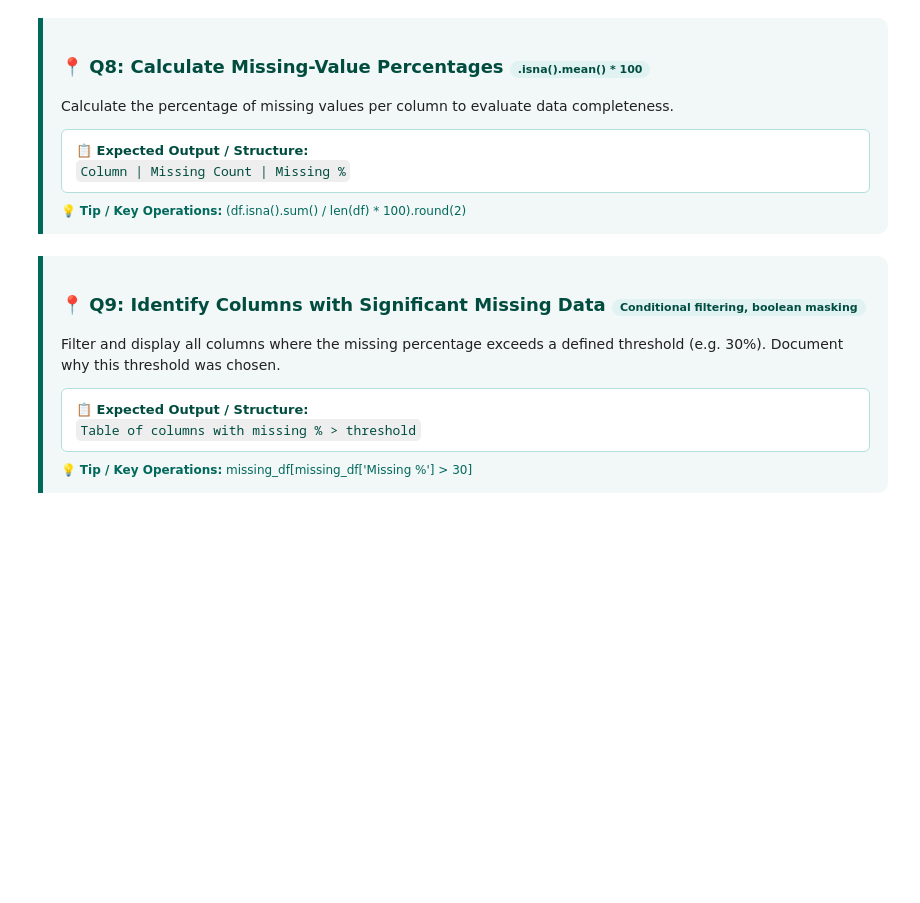
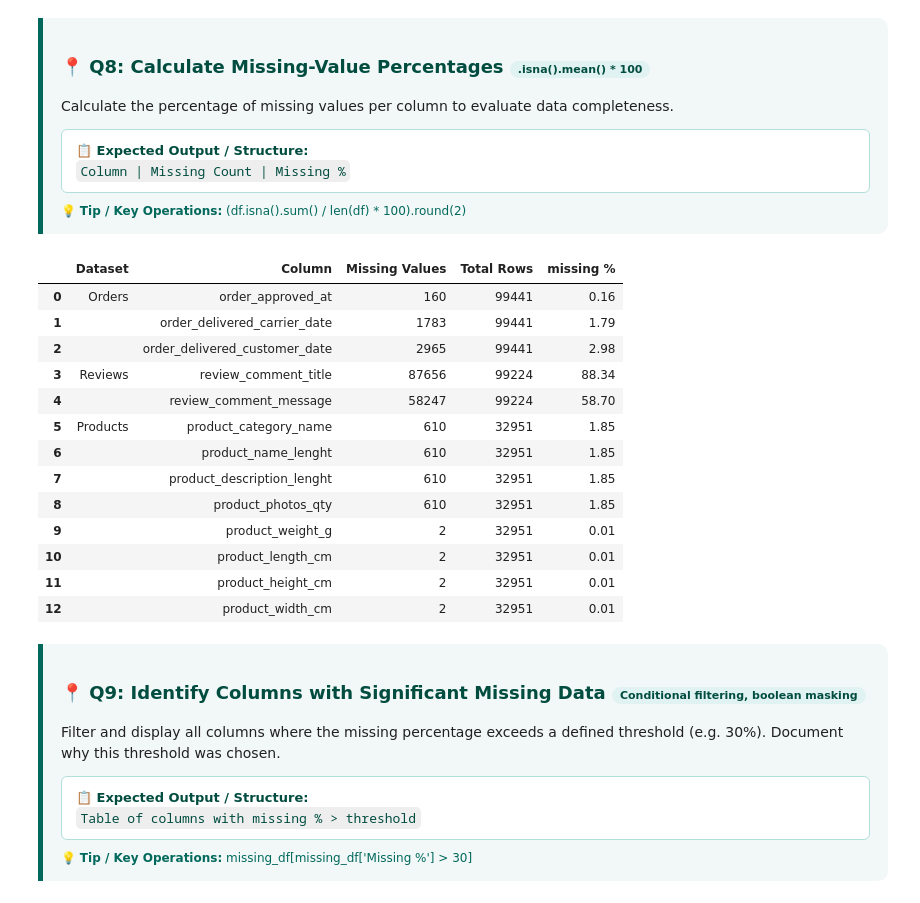
Before and after one commit to DebarghyaAich/Machine_Learning_Basics, a Jupyter notebook: Python_Libraries_Tutorial/E-Commerce Feature Extraction.ipynb, the cells around one changed output. Cells and saved outputs as stored; diff of their text form; code cells hidden in the pictures; blank space fills up the shorter version.

```diff
--- a/Python_Libraries_Tutorial/E-Commerce Feature Extraction.ipynb
+++ b/Python_Libraries_Tutorial/E-Commerce Feature Extraction.ipynb
@@ -429,0 +427,20 @@ dtype: object
+# %%
+from IPython.core.interactiveshell import removed_co_newlocals
+# Q7: Find missing values in every dataset
+missing_rows = [
+    {
+        'Dataset': name,
+        'Column': col,
+        'Missing Values': df[col].isna().sum(),
+        'Total Rows': len(df)
+    }
+    for name, df in dfs.items()
+    for col in df.columns
+    if df[col].isna().sum() > 0
+]
+
+missing_df = pd.DataFrame(missing_rows)
+missing_df['Dataset']= missing_df['Dataset'].mask(missing_df['Dataset'].duplicated()).fillna('')
+
+
+display(missing_df)
@@ -446,3 +475,22 @@ dtype: object
+# %%
+# Q8: Calculate missing-value percentages
+missing_df['missing %'] = ((missing_df['Missing Values'] / missing_df['Total Rows']) * 100).round(2)
+missing_df
+# %% [output]
+|  | Dataset | Column | Missing Values | Total Rows | missing % |
+| 0 | Orders | order_approved_at | 160 | 99441 | 0.16 |
+| 1 |  | order_delivered_carrier_date | 1783 | 99441 | 1.79 |
+| 2 |  | order_delivered_customer_date | 2965 | 99441 | 2.98 |
+| 3 | Reviews | review_comment_title | 87656 | 99224 | 88.34 |
+| 4 |  | review_comment_message | 58247 | 99224 | 58.70 |
+| 5 | Products | product_category_name | 610 | 32951 | 1.85 |
+| 6 |  | product_name_lenght | 610 | 32951 | 1.85 |
+| 7 |  | product_description_lenght | 610 | 32951 | 1.85 |
+| 8 |  | product_photos_qty | 610 | 32951 | 1.85 |
+| 9 |  | product_weight_g | 2 | 32951 | 0.01 |
+| 10 |  | product_length_cm | 2 | 32951 | 0.01 |
+| 11 |  | product_height_cm | 2 | 32951 | 0.01 |
+| 12 |  | product_width_cm | 2 | 32951 | 0.01 |
 # %% [markdown]
 <div style="border-left: 5px solid #00695c; padding: 12px 18px; background: rgba(0, 105, 92, 0.05); border-radius: 0 10px 10px 0; margin: 22px 0 12px 0;">
   <h3 style="margin: 0; color: #004d40; font-family: 'Segoe UI', -apple-system, sans-serif; font-size: 18px; font-weight: 700; display: flex; align-items: center; gap: 8px;">
```
Also changed, not shown: parts of 10 cells of this notebook.
